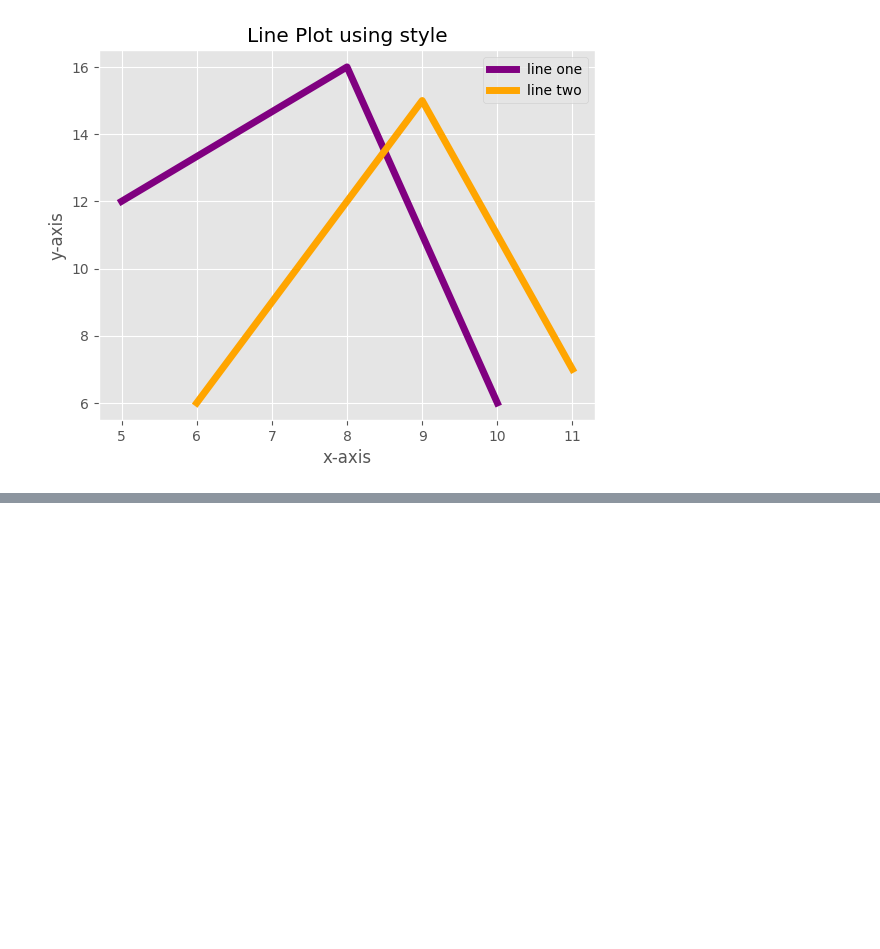
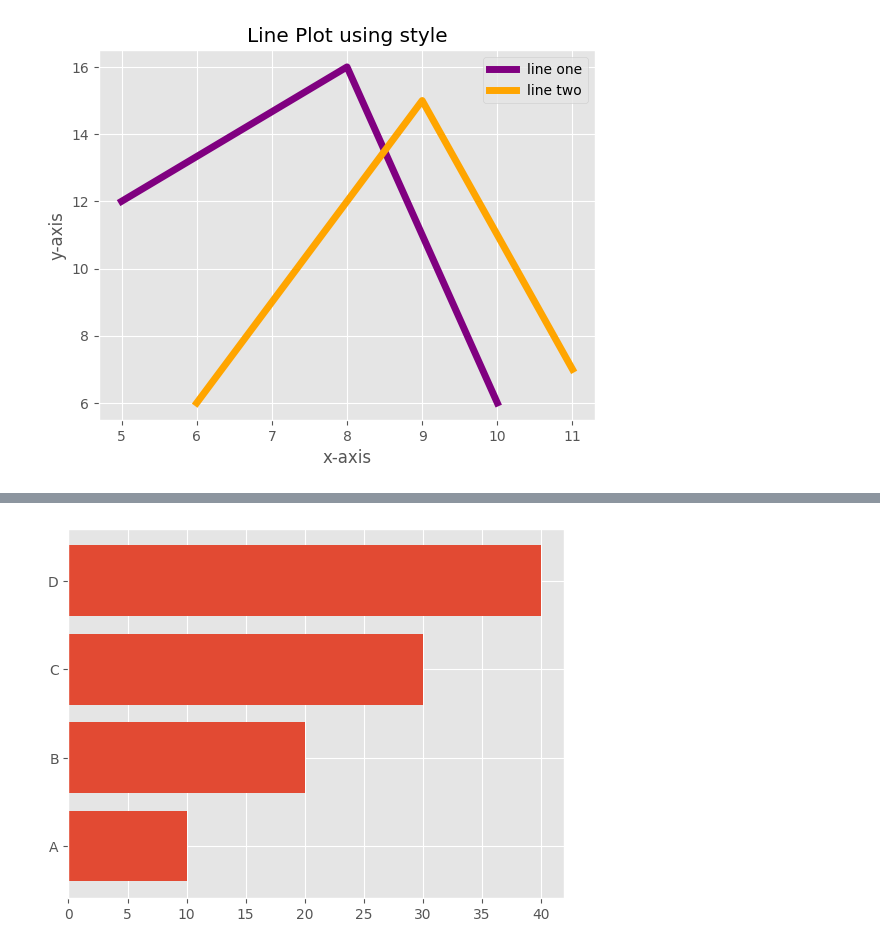
Before and after one commit to mayurraj9378/Data-Science, a Jupyter notebook: matplotlib_part1.ipynb, the cells around one changed output, grey strips where cells are left out. Cells and saved outputs as stored; diff of their text form; code cells hidden in the pictures; blank space fills up the shorter version.

```diff
--- a/matplotlib_part1.ipynb
+++ b/matplotlib_part1.ipynb
@@ -114,0 +127,9 @@ plt.show()
+# %%
+#horizontal bar graph
+#barh()
+product = ['A','B','C','D']
+profit = [10,20,30,40]
+plt.barh(product,profit)
+plt.show()
+# %% [output]
+[figure, added]
```
Also changed, not shown: parts of 4 cells of this notebook.
